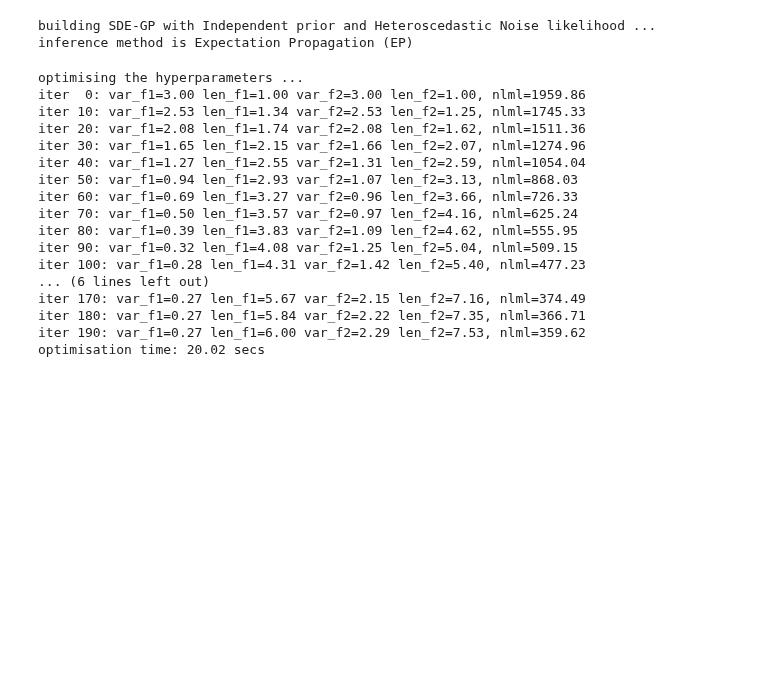
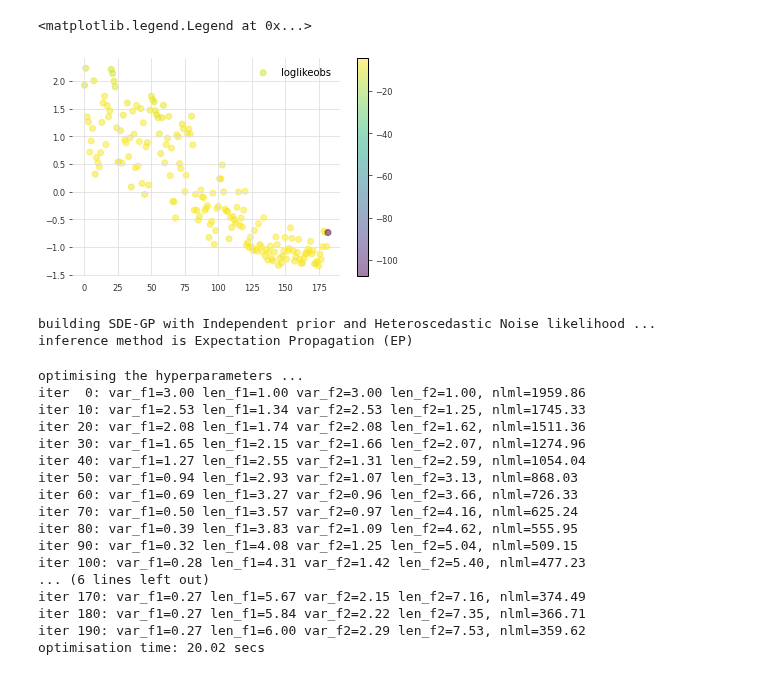
Before and after one commit to christiando/gaussian-toolbox, a Jupyter notebook: timeseries/experiments_scripts/sunspots_ep.ipynb, the cells around one changed output. Saved outputs shown, nothing was run; the diff lists cells and outputs as text; code cells hidden in the pictures; blank space fills up the shorter version.

```diff
--- a/timeseries/experiments_scripts/sunspots_ep.ipynb
+++ b/timeseries/experiments_scripts/sunspots_ep.ipynb
@@ -55,3 +110,12 @@ x_tr.shape
+# %%
+lls = np.asarray(mod_dfm_cl_te.loglikeobs(params=res.params))
+plt.scatter(list(range(x_te.shape[0])), x_te[:, 0],  c=lls, alpha=0.5,  label = 'loglikeobs')
+#plt.plot(lls[:], alpha=0.5, label = 'loglikeobs')
+plt.colorbar()
+plt.legend()
+# %% [output]
+<matplotlib.legend.Legend at 0x...>
+[figure, added]
 # %%
 var_f1 = 3.  # GP variance
 len_f1 = 1.  # GP lengthscale
```
Also changed, not shown: parts of 7 cells of this notebook.
